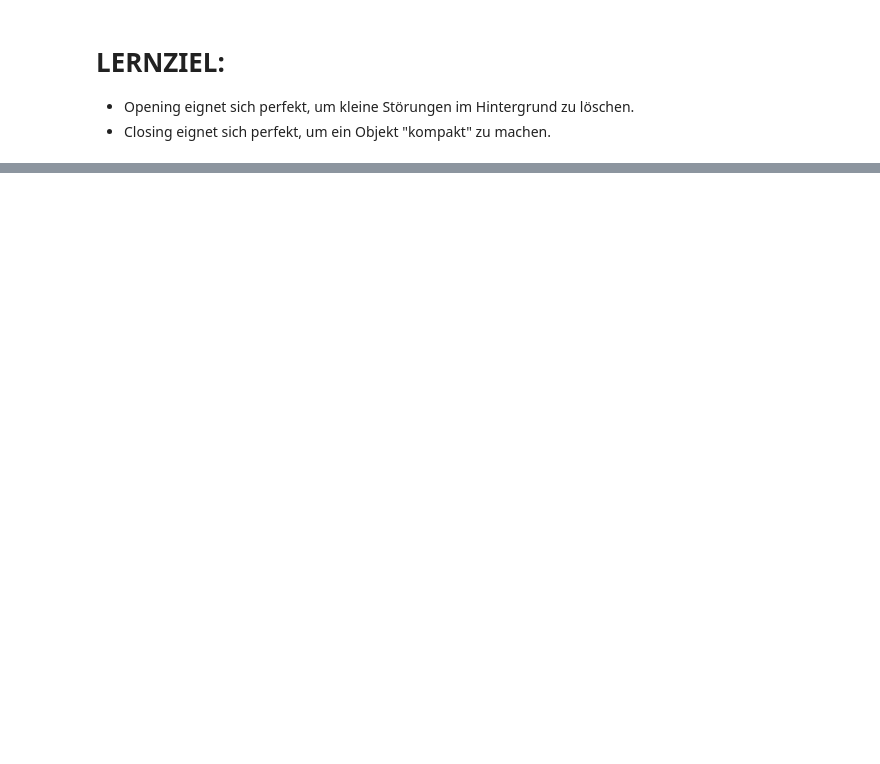
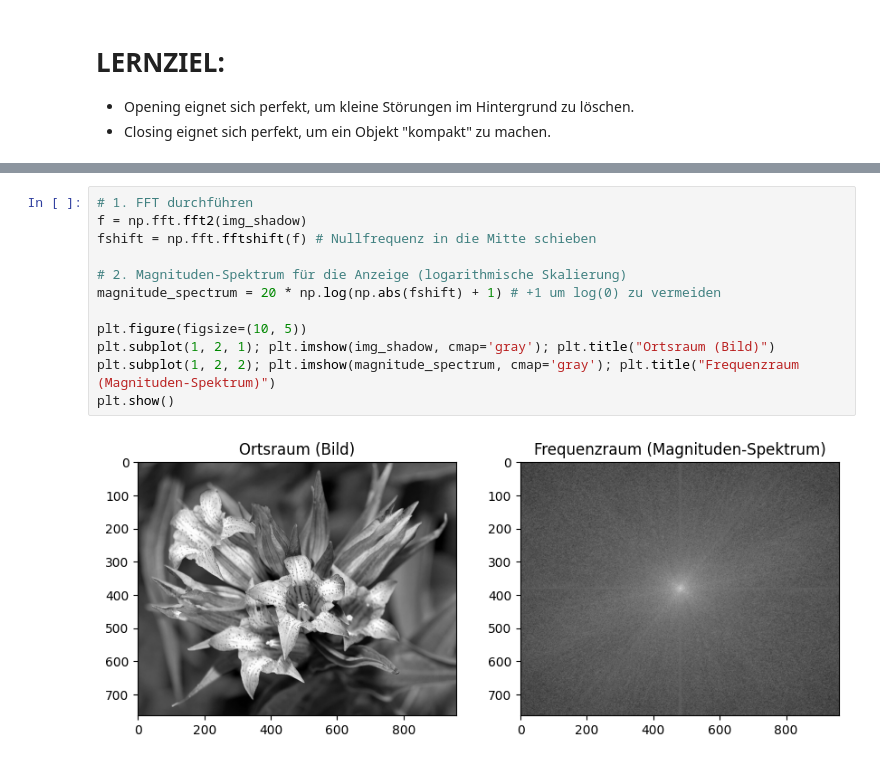
Before and after one commit to alexposekany/ComputerVision, a Jupyter notebook: Beispiel2_Segmentierung.ipynb, the cells around one changed output, grey strips where cells are left out. Cells and saved outputs as stored; diff of their text form; blank space fills up the shorter version.

```diff
--- a/Beispiel2_Segmentierung.ipynb
+++ b/Beispiel2_Segmentierung.ipynb
@@ -318,0 +369,14 @@ plt.show()
+# %%
+# 1. FFT durchführen
+f = np.fft.fft2(img_shadow)
+fshift = np.fft.fftshift(f) # Nullfrequenz in die Mitte schieben
+
+# 2. Magnituden-Spektrum für die Anzeige (logarithmische Skalierung)
+magnitude_spectrum = 20 * np.log(np.abs(fshift) + 1) # +1 um log(0) zu vermeiden
+
+plt.figure(figsize=(10, 5))
+plt.subplot(1, 2, 1); plt.imshow(img_shadow, cmap='gray'); plt.title("Ortsraum (Bild)")
+plt.subplot(1, 2, 2); plt.imshow(magnitude_spectrum, cmap='gray'); plt.title("Frequenzraum (Magnituden-Spektrum)")
+plt.show()
+# %% [output]
+[figure, added]
```
Also changed, not shown: parts of 11 cells of this notebook.
